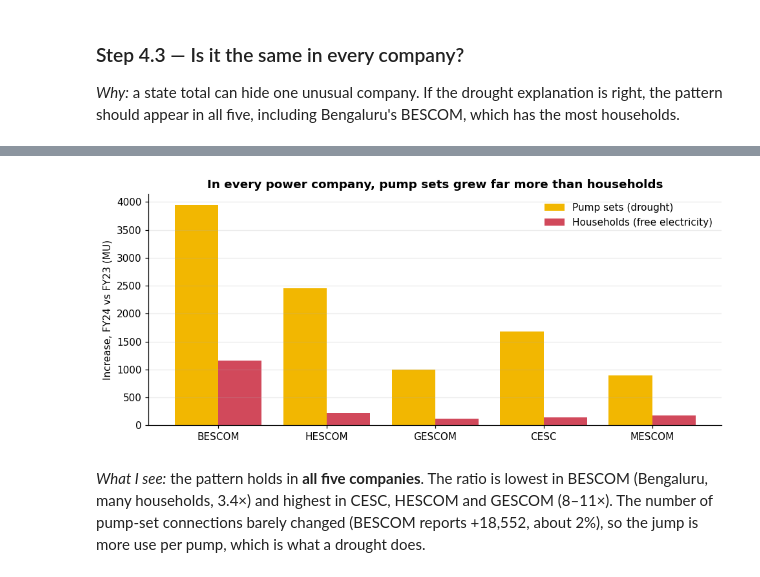
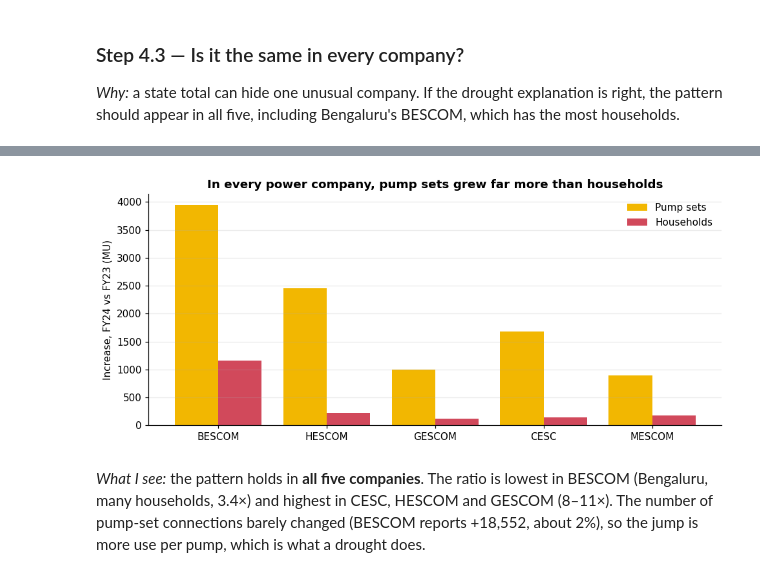
Before and after one commit to aravindanand2019-sudo/karnataka-power-2023, a Jupyter notebook: notebooks/08_sales_data_answer.ipynb, the cells around one changed output, grey strips where cells are left out. Drawn from its saved outputs; the diff is of its cells as text; code cells hidden in the pictures.

```diff
--- a/notebooks/08_sales_data_answer.ipynb
+++ b/notebooks/08_sales_data_answer.ipynb
@@ -172,15 +173,15 @@ by.round(1)
 # %%
 fig, ax = plt.subplots(figsize=(9, 4))
 x = np.arange(len(by))
-ax.bar(x - 0.2, by["pump-set increase (MU)"], 0.4, color=plots.COLORS["solar"], label="Pump sets (drought)")
-ax.bar(x + 0.2, by["household increase (MU)"], 0.4, color=plots.COLORS["highlight"], label="Households (free electricity)")
+ax.bar(x - 0.2, by["pump-set increase (MU)"], 0.4, color=plots.COLORS["solar"], label="Pump sets")
+ax.bar(x + 0.2, by["household increase (MU)"], 0.4, color=plots.COLORS["highlight"], label="Households")
 ax.set_xticks(x, by.index)
 ax.set_ylabel("Increase, FY24 vs FY23 (MU)")
 ax.set_title("In every power company, pump sets grew far more than households")
 ax.legend(); ax.grid(axis="x", visible=False)
 plt.tight_layout(); plots.save(fig, "08_by_escom"); plt.show()
 # %% [output]
-[figure, old version]
+[figure, new version]
 # %% [markdown]
 _What I see:_ the pattern holds in **all five companies**. The ratio is lowest in BESCOM (Bengaluru, many households,
 3.4×) and highest in CESC, HESCOM and GESCOM (8–11×). The number of pump-set connections barely changed (BESCOM
```
Also changed, not shown: parts of 6 cells of this notebook, 8 other files.
